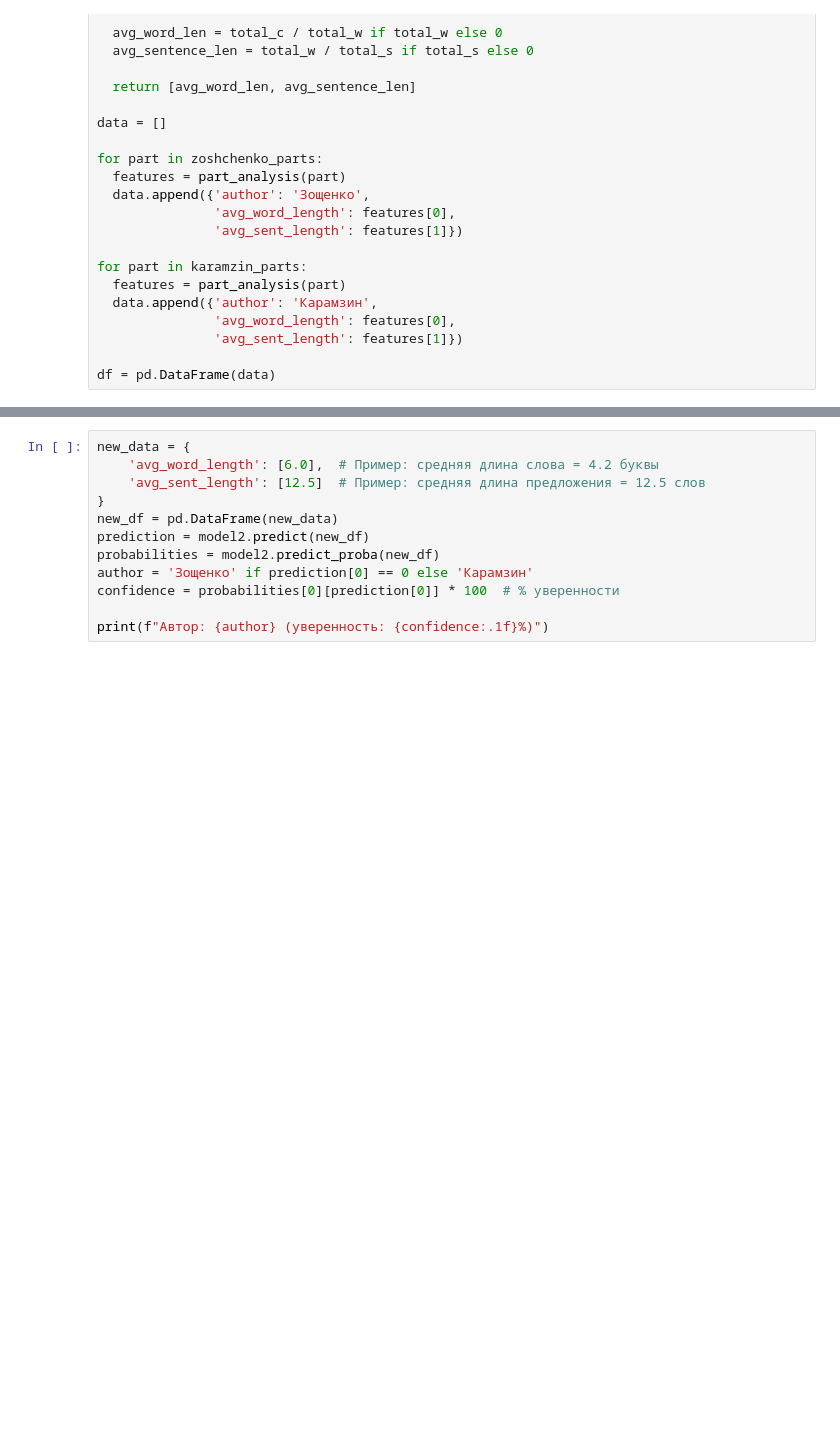
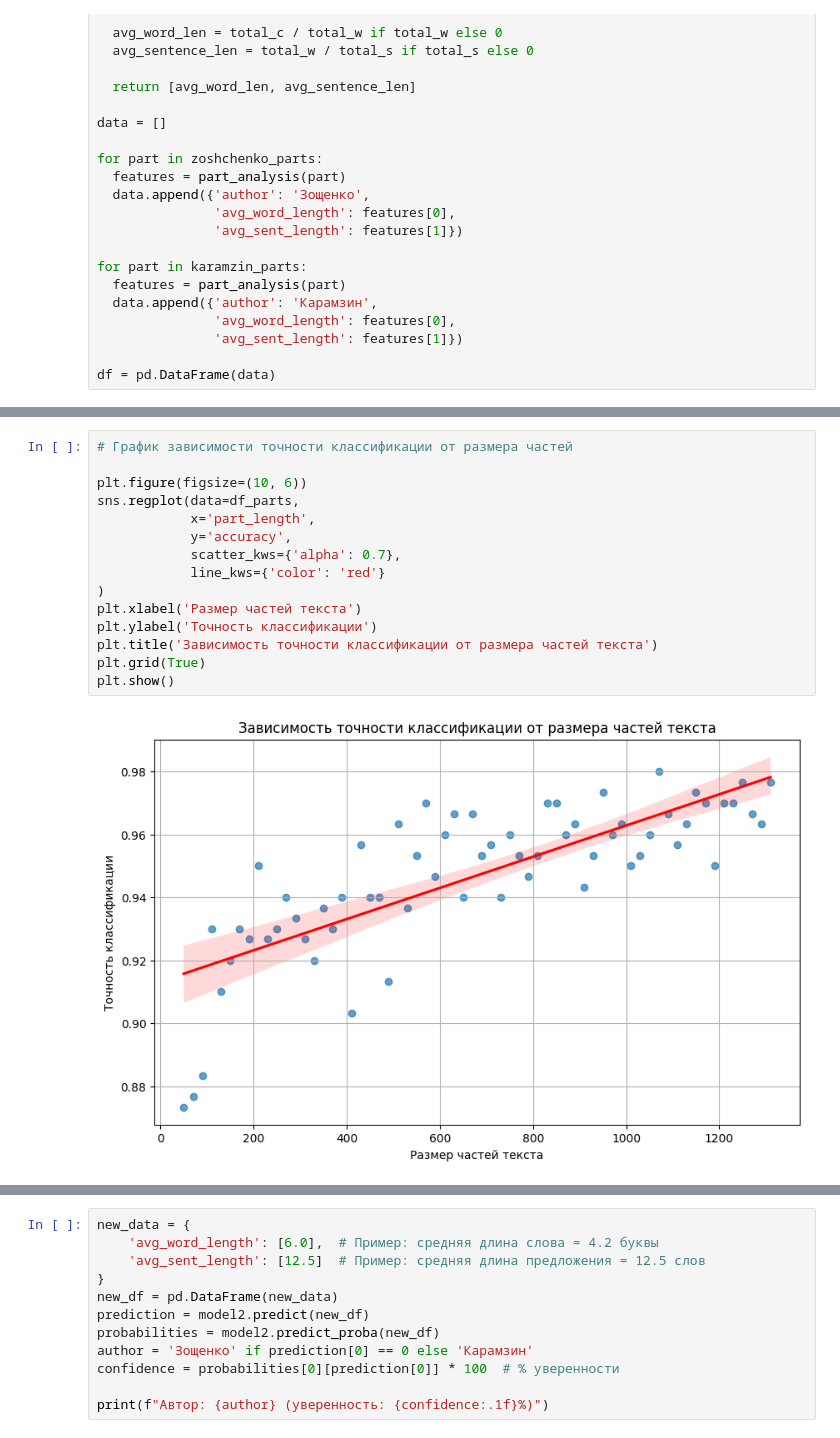
Before and after one commit to evotyakov/colab, a Jupyter notebook: Untitled0.ipynb, the cells around one changed output, grey strips where cells are left out. Saved outputs shown, nothing was run; the diff lists cells and outputs as text; blank space fills up the shorter version.

```diff
--- a/Untitled0.ipynb
+++ b/Untitled0.ipynb
@@ -246,0 +304,17 @@ plt.show()
+# %%
+# График зависимости точности классификации от размера частей
+
+plt.figure(figsize=(10, 6))
+sns.regplot(data=df_parts,
+            x='part_length',
+            y='accuracy',
+            scatter_kws={'alpha': 0.7},
+            line_kws={'color': 'red'}
+)
+plt.xlabel('Размер частей текста')
+plt.ylabel('Точность классификации')
+plt.title('Зависимость точности классификации от размера частей текста')
+plt.grid(True)
+plt.show()
+# %% [output]
+[figure, added]
```
Also changed, not shown: parts of 8 cells of this notebook.
